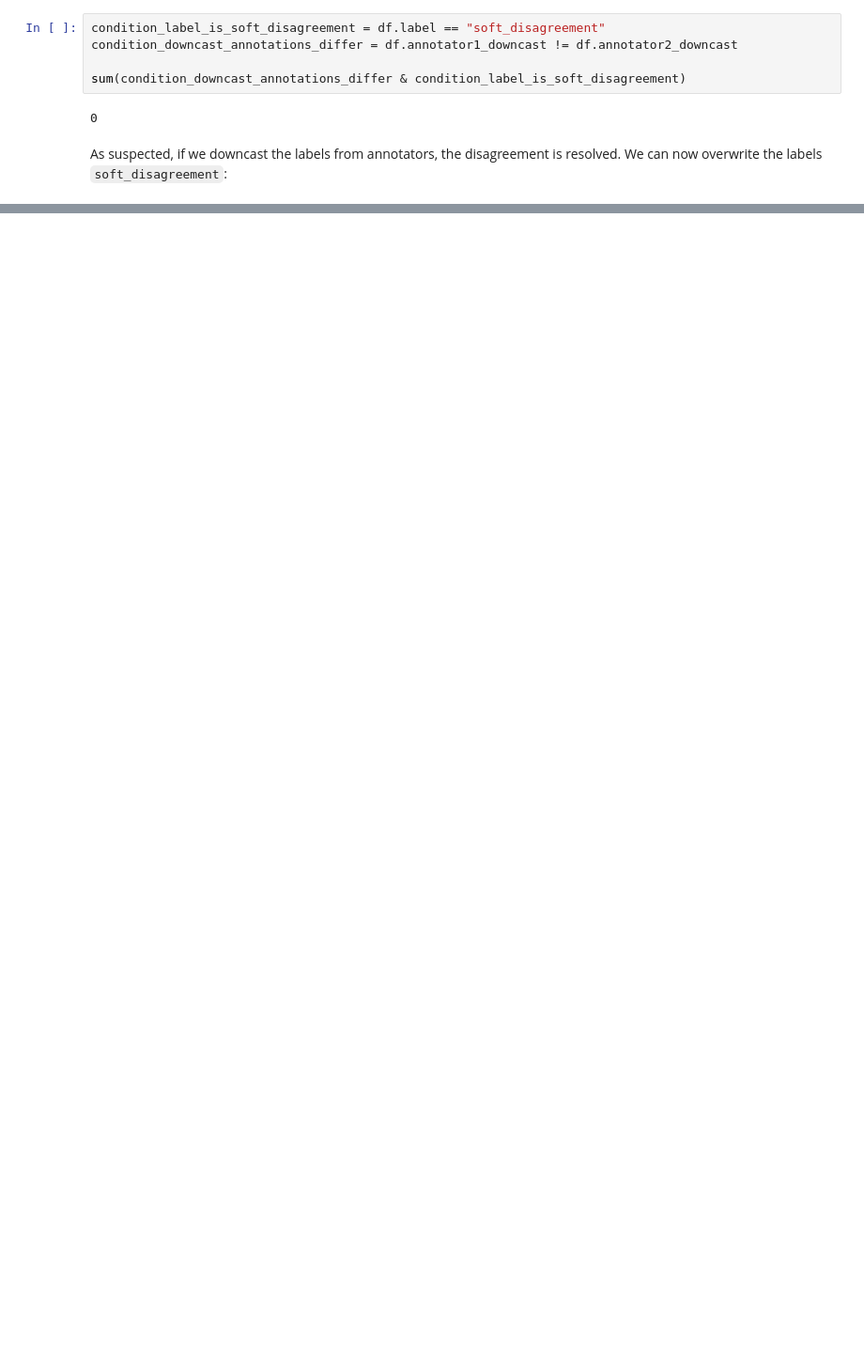
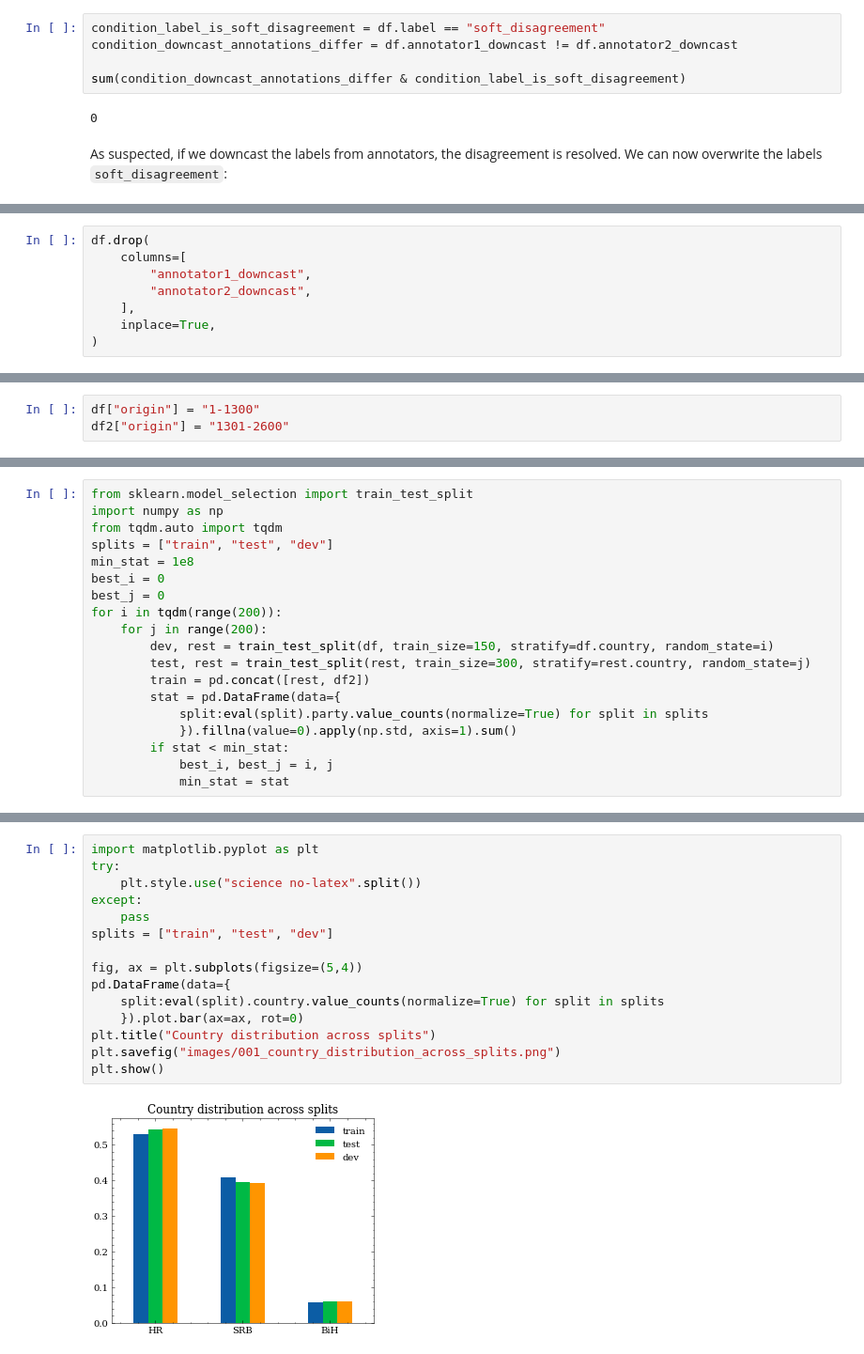
Before and after one commit to 5roop/task10, a Jupyter notebook: 001_dataset_preparation.ipynb, the cells around one changed output, grey strips where cells are left out. Shown: that part at 94% size. Cells and saved outputs as stored; diff of their text form; blank space fills up the shorter version.

```diff
--- a/001_dataset_preparation.ipynb
+++ b/001_dataset_preparation.ipynb
@@ -92,0 +129,8 @@ T
+# %%
+df.drop(
+    columns=[
+        "annotator1_downcast",
+        "annotator2_downcast",
+    ],
+    inplace=True,
+)
@@ -92,0 +149,3 @@ T
+# %%
+df["origin"] = "1-1300"
+df2["origin"] = "1301-2600"
@@ -92,0 +154,19 @@ T
+# %%
+from sklearn.model_selection import train_test_split
+import numpy as np
+from tqdm.auto import tqdm
+splits = ["train", "test", "dev"]
+min_stat = 1e8
+best_i = 0
+best_j = 0
+for i in tqdm(range(200)):
+    for j in range(200):
+        dev, rest = train_test_split(df, train_size=150, stratify=df.country, random_state=i)
+        test, rest = train_test_split(rest, train_size=300, stratify=rest.country, random_state=j)
+        train = pd.concat([rest, df2])
+        stat = pd.DataFrame(data={
+            split:eval(split).party.value_counts(normalize=True) for split in splits
+            }).fillna(value=0).apply(np.std, axis=1).sum()
+        if stat < min_stat:
+            best_i, best_j = i, j
+            min_stat = stat
@@ -92,0 +183,17 @@ T
+# %%
+import matplotlib.pyplot as plt
+try:
+    plt.style.use("science no-latex".split())
+except:
+    pass
+splits = ["train", "test", "dev"]
+
+fig, ax = plt.subplots(figsize=(5,4))
+pd.DataFrame(data={
+    split:eval(split).country.value_counts(normalize=True) for split in splits
+    }).plot.bar(ax=ax, rot=0)
+plt.title("Country distribution across splits")
+plt.savefig("images/001_country_distribution_across_splits.png")
+plt.show()
+# %% [output]
+[figure, added]
```
Also changed, not shown: parts of 26 cells of this notebook, 1 other file.
